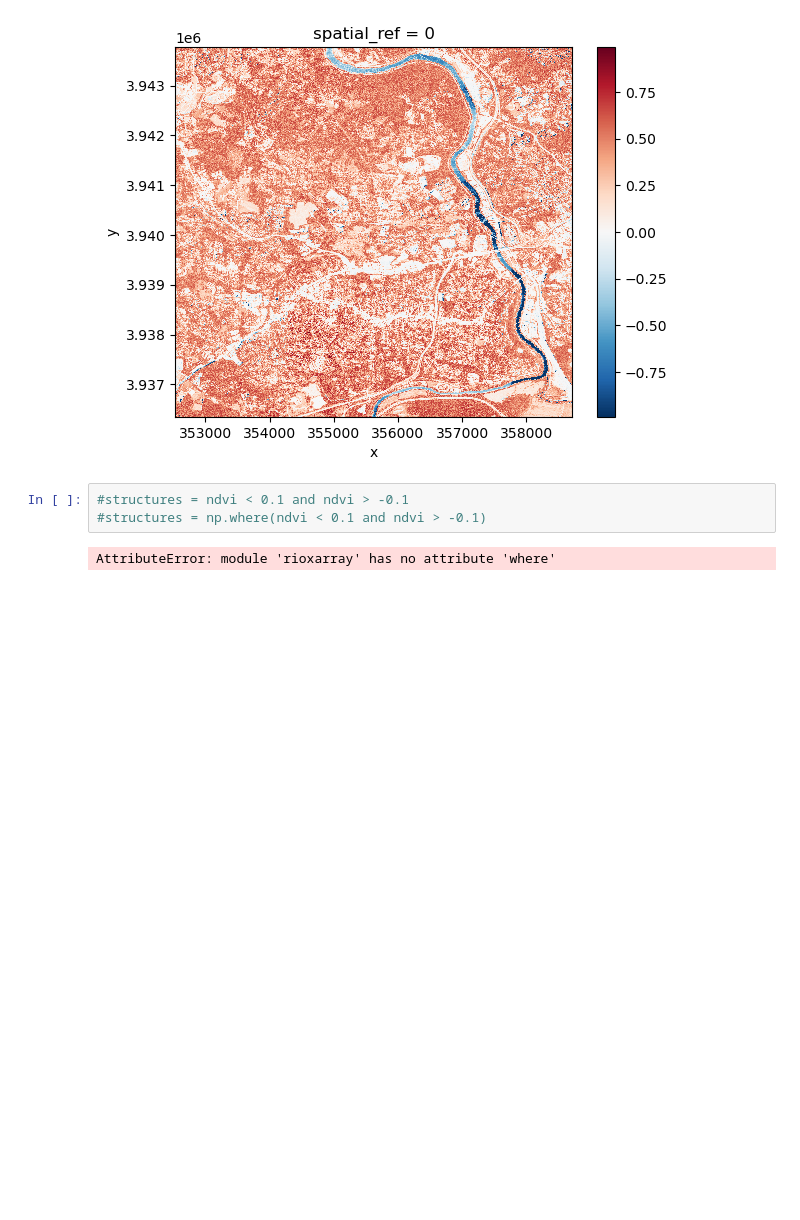
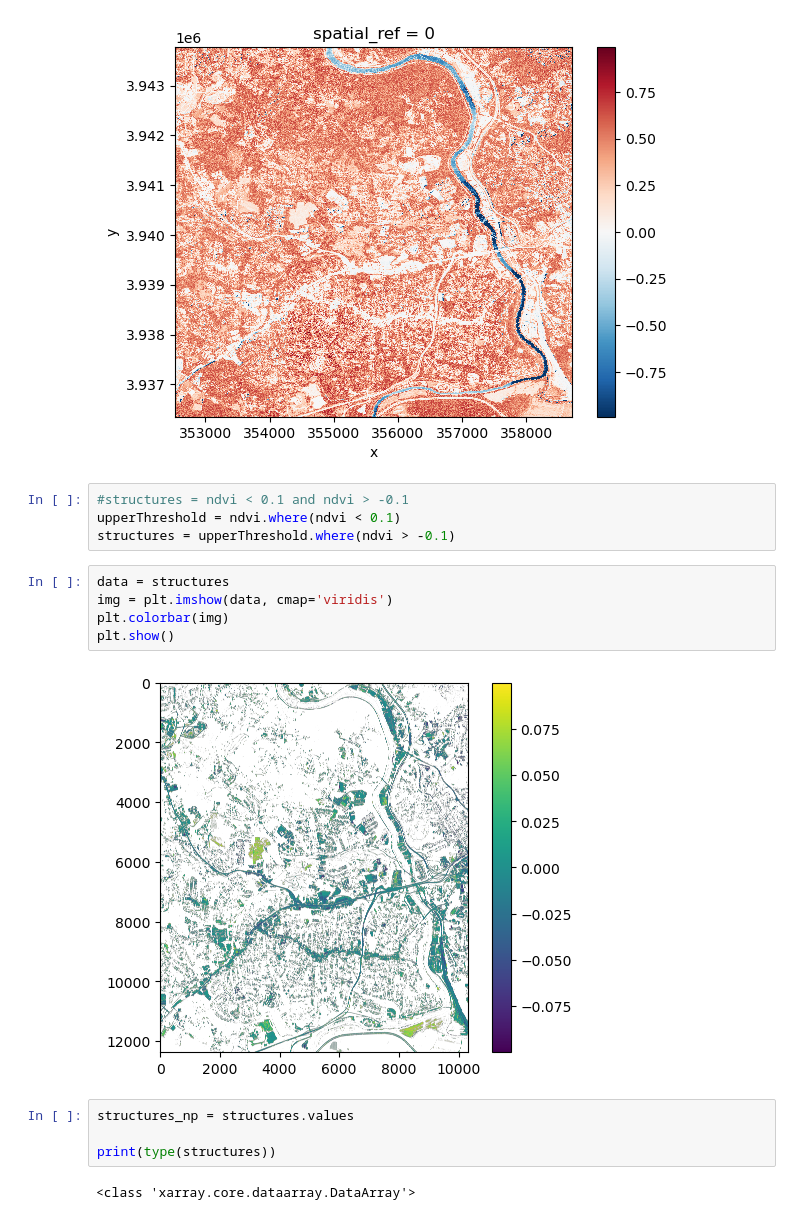
Before and after one commit to phagocyt0sis/408, a Jupyter notebook: hw4/identify_structures.ipynb, the cells around one changed output. Drawn from its saved outputs; the diff is of its cells as text; blank space fills up the shorter version.

```diff
--- a/hw4/identify_structures.ipynb
+++ b/hw4/identify_structures.ipynb
@@ -40,6 +44,18 @@ ndvi.plot()
 [figure]
 # %%
 #structures = ndvi < 0.1 and ndvi > -0.1
-#structures = np.where(ndvi < 0.1 and ndvi > -0.1)
+upperThreshold = ndvi.where(ndvi < 0.1)
+structures = upperThreshold.where(ndvi > -0.1)
-# %% [output]
-AttributeError: module 'rioxarray' has no attribute 'where'
+# %%
+data = structures
+img = plt.imshow(data, cmap='viridis')
+plt.colorbar(img)
+plt.show()
+# %% [output]
+[figure, added]
+# %%
+structures_np = structures.values
+
+print(type(structures))
+# %% [output]
+<class 'xarray.core.dataarray.DataArray'>
```
Also changed, not shown: parts of 6 cells of this notebook, 2 other files.
